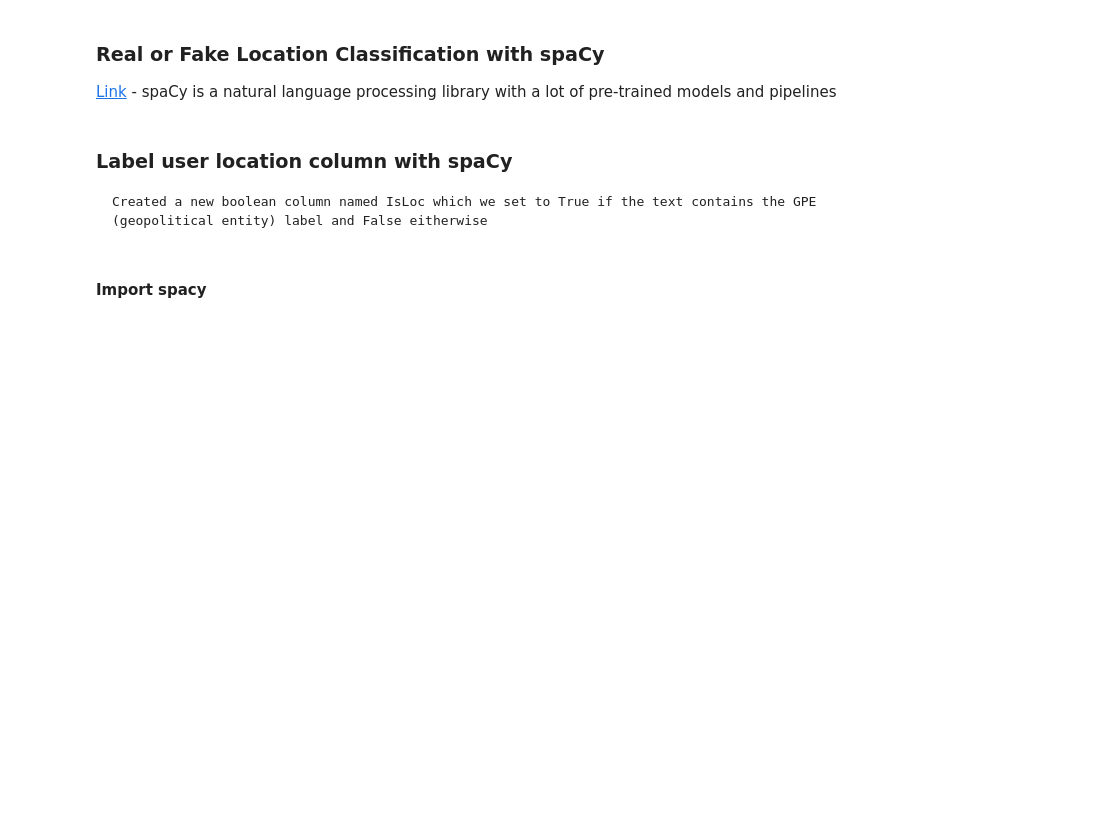
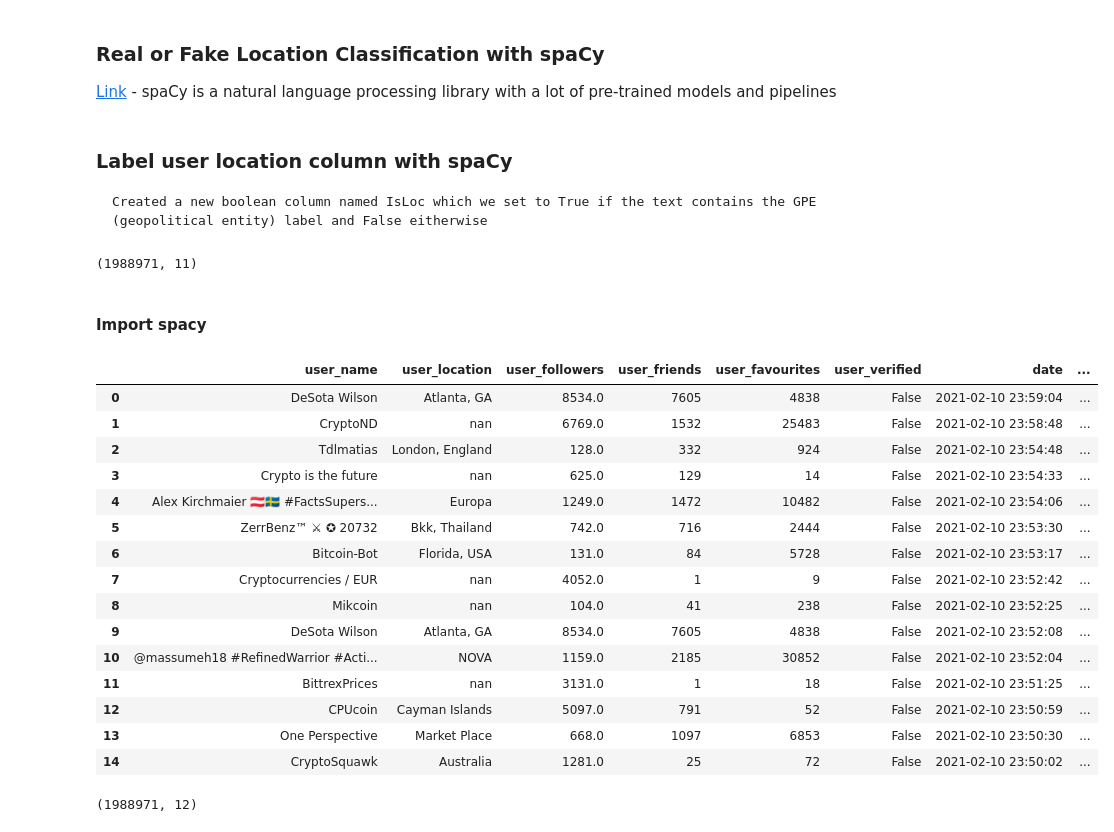
Before and after one commit to TomazJunior/tus-ia-team-project, a Jupyter notebook: sentiment-analysis-twitter-data/sentiment-analysis-twitter.ipynb, the cells around one changed output. Saved outputs shown, nothing was run; the diff lists cells and outputs as text; code cells hidden in the pictures; blank space fills up the shorter version.

````diff
--- a/sentiment-analysis-twitter-data/sentiment-analysis-twitter.ipynb
+++ b/sentiment-analysis-twitter-data/sentiment-analysis-twitter.ipynb
@@ -249,18 +281,22 @@ df_location.head()
 Created a new boolean column named IsLoc which we set to True if the text contains the GPE (geopolitical entity) label and False eitherwise
 ```
 # %%
-df_spacy = df_location.loc[~(location_df['user_location'] == 'Unknown')]
+df_spacy = df_location.loc[~(df_location['user_location'] == 'Unknown')]
 df_spacy.shape
+# %% [output]
+(1988971, 11)
 # %% [markdown]
 #### Import spacy
 # %%
 import spacy
-nlp = spacy.load("en_core_web_sm")
+# Load spaCy model with only the NER component
+nlp = spacy.load("en_core_web_sm", disable=["tagger", "parser", "lemmatizer"])
 # %%
-def check_for_gpe(text):
-    doc = nlp(text)
-    lst = [x.label_ for x in doc.ents]
-    if 'GPE'  in lst: return True
-    else: return False
+def check_for_gpe(texts):
+    # Process texts as a batch and check for 'GPE' entities
+    is_gpe_present = []
+    for doc in nlp.pipe(texts, batch_size=50):  # Adjust batch_size depending on your hardware
+        is_gpe_present.append(any(ent.label_ == 'GPE' for ent in doc.ents))
+    return is_gpe_present
 # %%
 # This line of code takes time
@@ -273,2 +307,29 @@ def check_for_gpe(text):
 # %%
-spacy_df['IsLoc'] = spacy_df[:100]['user_location'].apply(lambda row: check_for_gpe(row))
+# As the df_spacy was derived from another DataFrame, ensure it's a copy to avoid the `SettingWithCopyWarning`
+df_spacy = df_spacy.copy()
+
+# Apply the optimized function to the 'user_location' column as a batch
+df_spacy['IsLoc'] = check_for_gpe(df_spacy['user_location'].tolist())
+# %%
+df_spacy.head(15)
+# %% [output]
+|  | user_name | user_location | user_followers | user_friends | user_favourites | user_verified | date | ... |
+| 0 | DeSota Wilson | Atlanta, GA | 8534.0 | 7605 | 4838 | False | 2021-02-10 23:59:04 | ... |
+| 1 | CryptoND | nan | 6769.0 | 1532 | 25483 | False | 2021-02-10 23:58:48 | ... |
+| 2 | Tdlmatias | London, England | 128.0 | 332 | 924 | False | 2021-02-10 23:54:48 | ... |
+| 3 | Crypto is the future | nan | 625.0 | 129 | 14 | False | 2021-02-10 23:54:33 | ... |
+| 4 | Alex Kirchmaier 🇦🇹🇸🇪 #FactsSupers... | Europa | 1249.0 | 1472 | 10482 | False | 2021-02-10 23:54:06 | ... |
+| 5 | ZerrBenz™ ⚔ ✪ 20732 | Bkk, Thailand | 742.0 | 716 | 2444 | False | 2021-02-10 23:53:30 | ... |
+| 6 | Bitcoin-Bot | Florida, USA | 131.0 | 84 | 5728 | False | 2021-02-10 23:53:17 | ... |
+| 7 | Cryptocurrencies / EUR | nan | 4052.0 | 1 | 9 | False | 2021-02-10 23:52:42 | ... |
+| 8 | Mikcoin | nan | 104.0 | 41 | 238 | False | 2021-02-10 23:52:25 | ... |
+| 9 | DeSota Wilson | Atlanta, GA | 8534.0 | 7605 | 4838 | False | 2021-02-10 23:52:08 | ... |
+| 10 | @massumeh18 #RefinedWarrior #Acti... | NOVA | 1159.0 | 2185 | 30852 | False | 2021-02-10 23:52:04 | ... |
+| 11 | BittrexPrices | nan | 3131.0 | 1 | 18 | False | 2021-02-10 23:51:25 | ... |
+| 12 | CPUcoin | Cayman Islands | 5097.0 | 791 | 52 | False | 2021-02-10 23:50:59 | ... |
+| 13 | One Perspective | Market Place | 668.0 | 1097 | 6853 | False | 2021-02-10 23:50:30 | ... |
+| 14 | CryptoSquawk | Australia | 1281.0 | 25 | 72 | False | 2021-02-10 23:50:02 | ... |
+# %%
+df_spacy.shape
+# %% [output]
+(1988971, 12)
````
Also changed, not shown: parts of 17 cells of this notebook, 2 other files.
